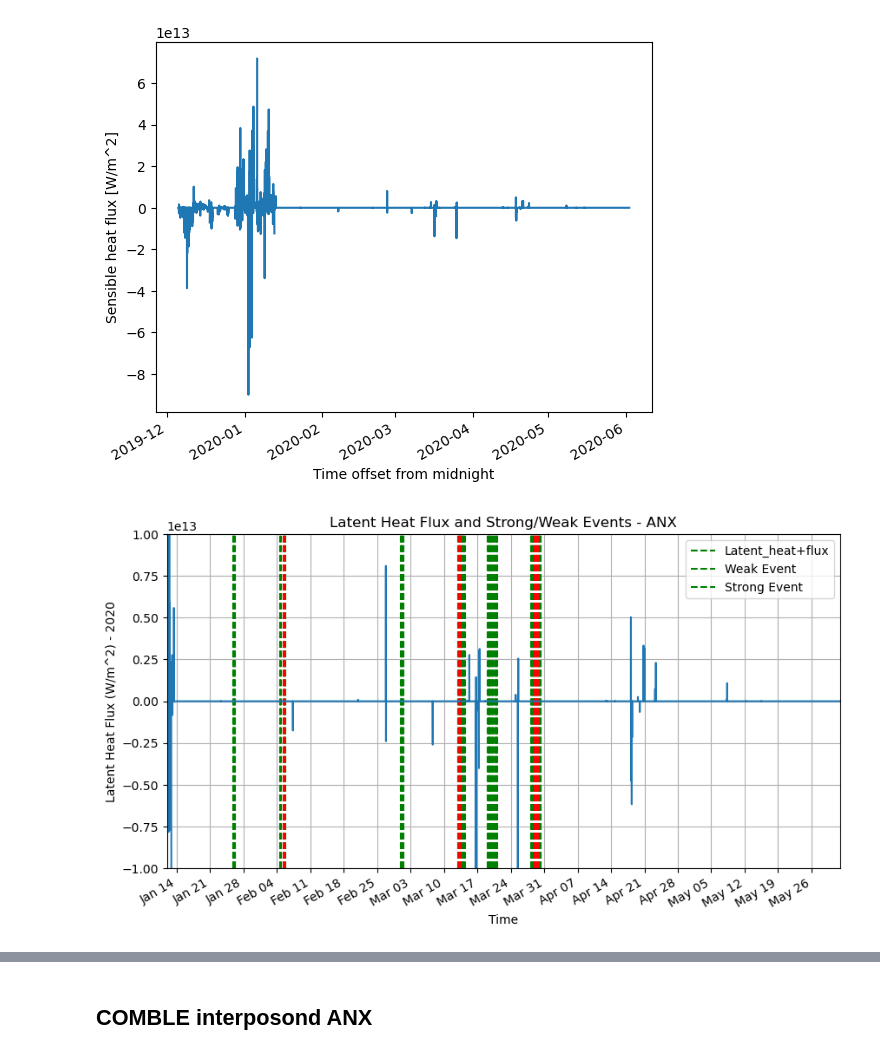
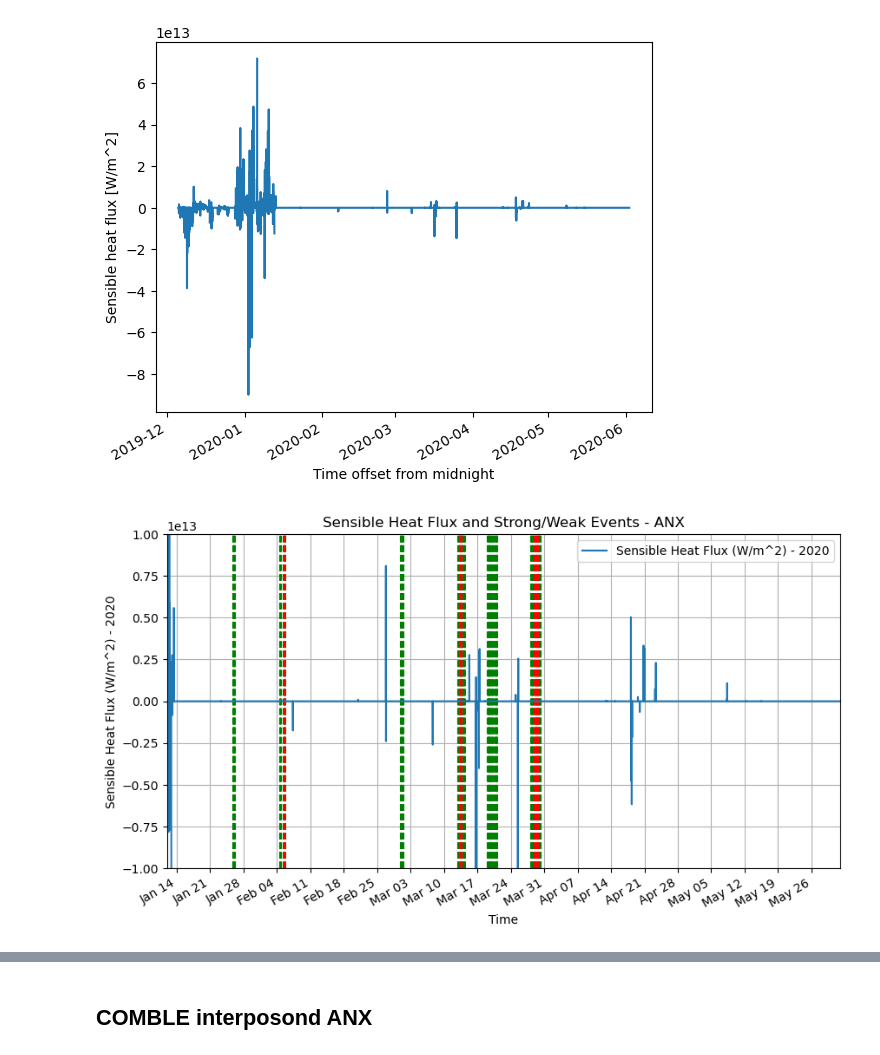
Before and after one commit to snsharma25/ARM-2024-high-latitude, a Jupyter notebook: notebooks/main_flux.ipynb, the cells around one changed output, grey strips where cells are left out. Saved outputs shown, nothing was run; the diff lists cells and outputs as text; code cells hidden in the pictures.

```diff
--- a/notebooks/main_flux.ipynb
+++ b/notebooks/main_flux.ipynb
@@ -94,34 +94,33 @@ anx_weak_events = pd.to_datetime(anx_weak_events)
 # %%
 import matplotlib.dates as mdates
 
 
-def plot_weak_strong(ds,weak,strong):
+def plot_weak_strong(ds,weak,strong,label):
     fig,ax = plt.subplots(1,1,figsize=(10,5))
 
 
     for event in weak:
         ax.axvline(event,color='g',linestyle='--')
 
     for event in strong:
         ax.axvline(event,color='r',linestyle='--')
-    ds.plot(ax=ax)
+    ds.plot(ax=ax,label=f'{label} Heat Flux (W/m^2) - 2020')
 
-    ax.legend(['Latent_heat+flux','Weak Event','Strong Event'])
+    ax.set_title(f'{label} Heat Flux and Strong/Weak Events - ANX')
 
-    ax.set_title('Latent Heat Flux and Strong/Weak Events - ANX')
-
-    ax.set_ylabel('Latent Heat Flux (W/m^2) - 2020')
+    ax.set_ylabel(f'{label} Heat Flux (W/m^2) - 2020')
 
     ax.set_xlabel('Time')
     ax.set_ylim(-1e13,1e13)
 
     ax.xaxis.set_major_locator(mdates.WeekdayLocator())
     ax.xaxis.set_major_formatter(mdates.DateFormatter('%b %d'))
     ax.set_xlim('2020-01-12','2020-06-01')
 
     ax.grid()
+    ax.legend()
 
-
-plot_weak_strong(ds_anx['h'],anx_weak_events,strong_events)
+plot_weak_strong(ds_anx['h'],anx_weak_events,strong_events,
+                 label='Sensible')
 # %% [output]
-[figure, old version]
+[figure, new version]
```
Also changed, not shown: parts of 8 cells of this notebook, 1 other file.
